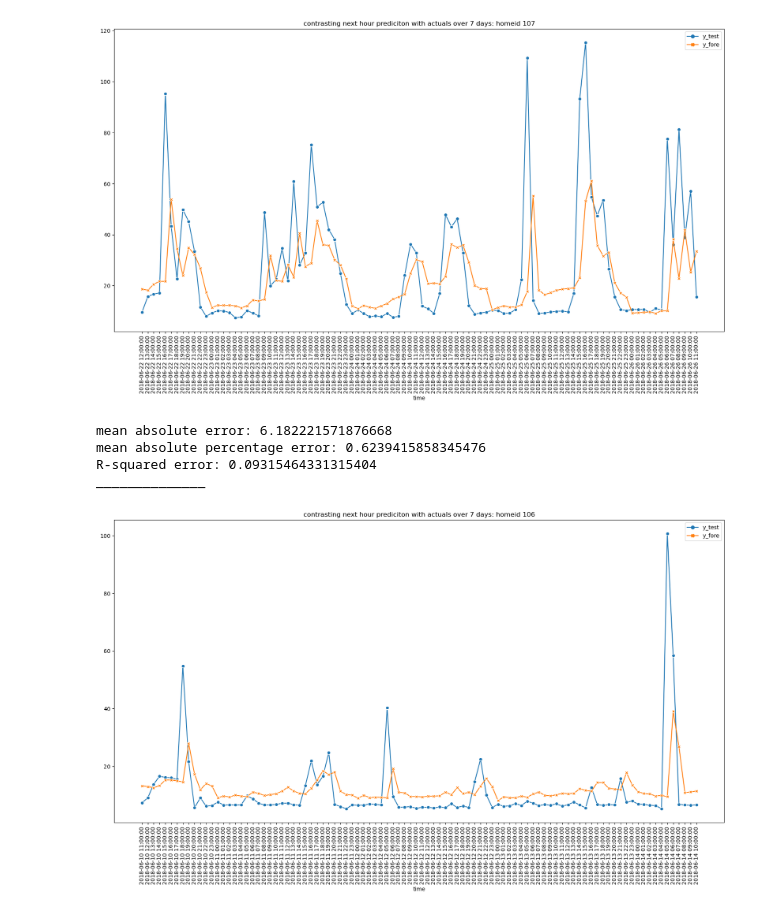
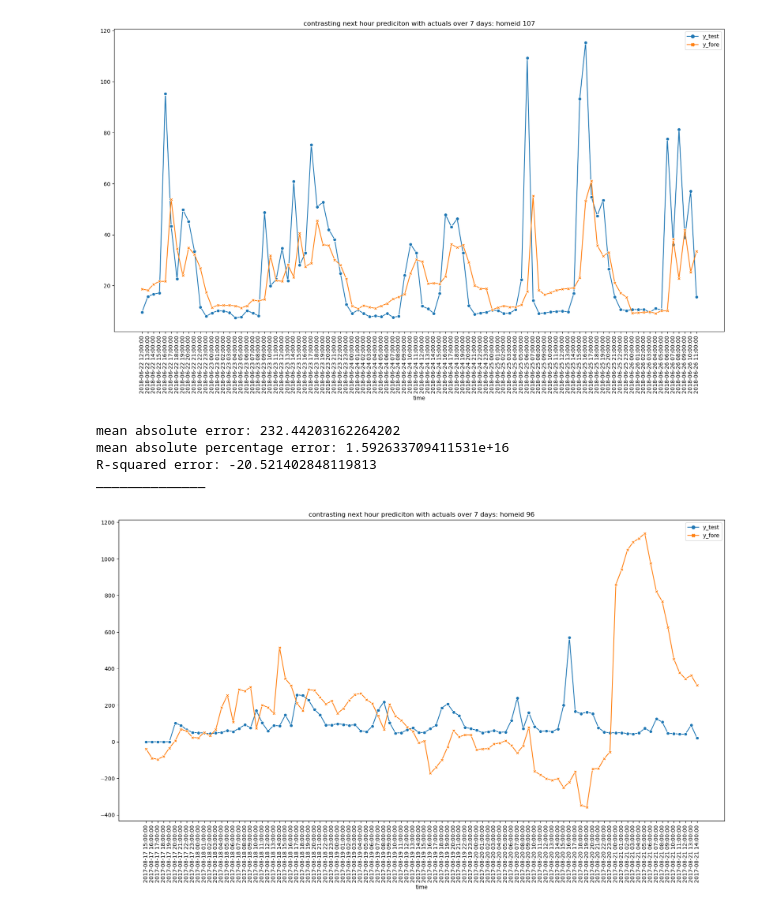
Before and after one commit to baz263/Ideal_dataset, a Jupyter notebook: coding/EDA/houry_forecast_01.ipynb, the cells around one changed output. Saved outputs shown, nothing was run; the diff lists cells and outputs as text; code cells hidden in the pictures.

```diff
--- a/coding/EDA/houry_forecast_01.ipynb
+++ b/coding/EDA/houry_forecast_01.ipynb
@@ -388,11 +388,11 @@ R-squared error: 0.19982312172556038
 ______________
 [figure]
 # %%
-forecast(106)
+forecast(96)
 # %% [output]
-mean absolute error: 6.182221571876668
-mean absolute percentage error: 0.6239415858345476
-R-squared error: 0.09315464331315404
+mean absolute error: 232.44203162264202
+mean absolute percentage error: 1.592633709411531e+16
+R-squared error: -20.521402848119813
 ______________
-[figure, old version]
+[figure, new version]
 # %%
```
Also changed, not shown: parts of 1 cell of this notebook, 11 other files.
